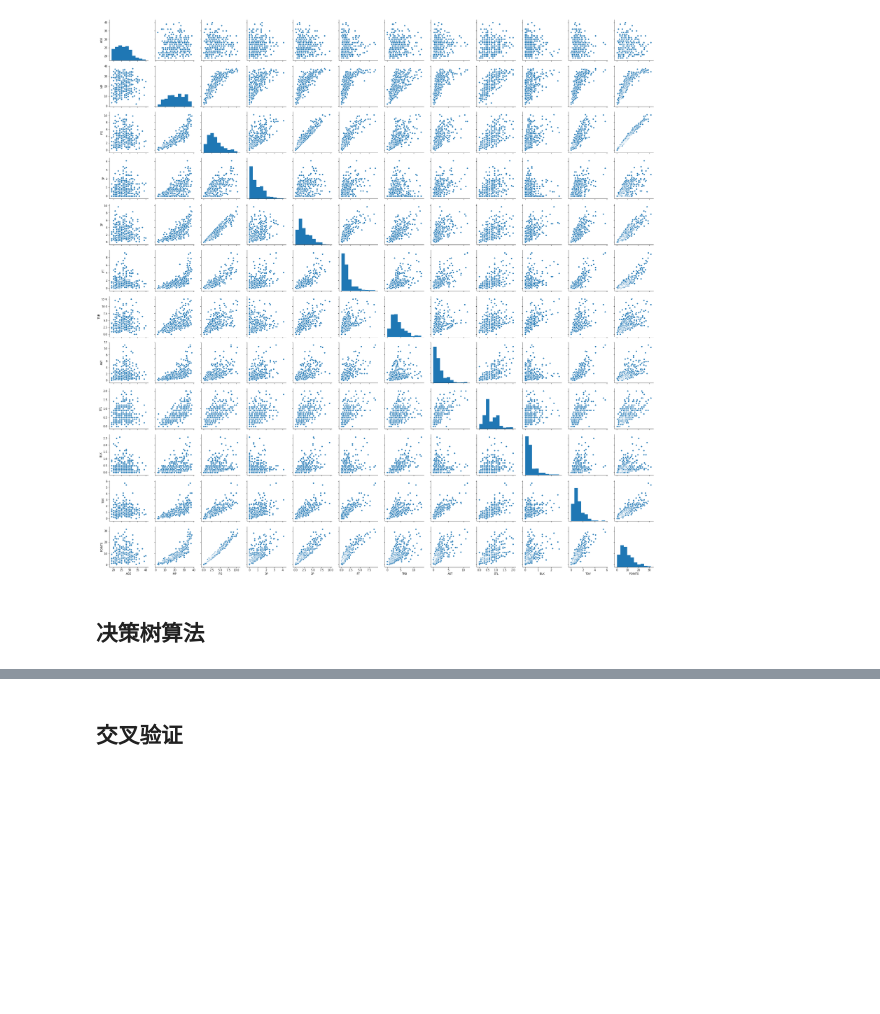
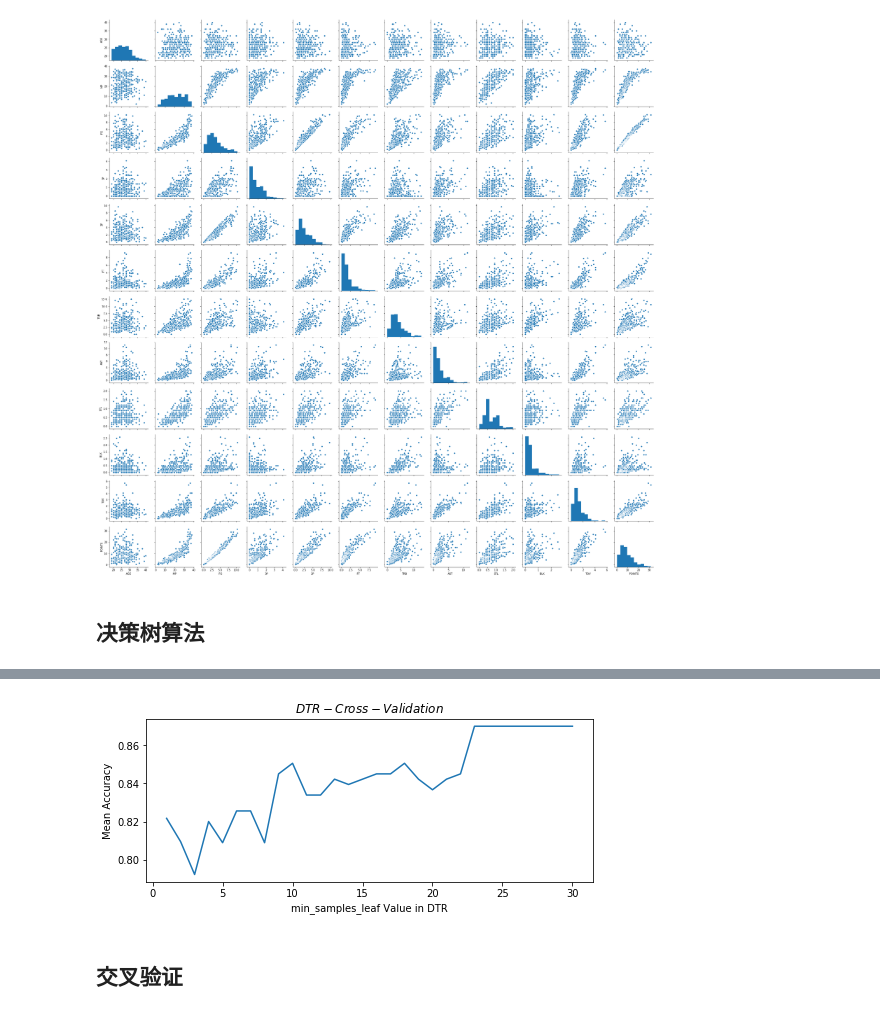
Before and after one commit to xuganghuhu/project_play, a Jupyter notebook: 决策树.ipynb, the cells around one changed output, grey strips where cells are left out. Cells and saved outputs as stored; diff of their text form; code cells hidden in the pictures; blank space fills up the shorter version.

```diff
--- a/决策树.ipynb
+++ b/决策树.ipynb
@@ -82,3 +100,20 @@ plt.show()
+# %%
+d_range=np.arange(1,31)   #定义KNN算法中的K值
+
+d_score=[]
+for d in d_range:
+    dtr=tree.DecisionTreeClassifier(min_samples_leaf=d)
+    scores = cross_val_score(dtr, x, y, cv = 30, scoring = 'accuracy')
+    d_score.append(scores.mean())
+# %%
+plt.figure(figsize=(8,3))
+plt.plot(d_range, d_score)
+plt.xlabel('min_samples_leaf Value in DTR')
+plt.ylabel('Mean Accuracy')
+plt.title('$DTR-Cross-Validation$')
+plt.show()
+# %% [output]
+[figure, added]
 # %% [markdown]
 ##  交叉验证
 # %%
```
Also changed, not shown: parts of 17 cells of this notebook.
